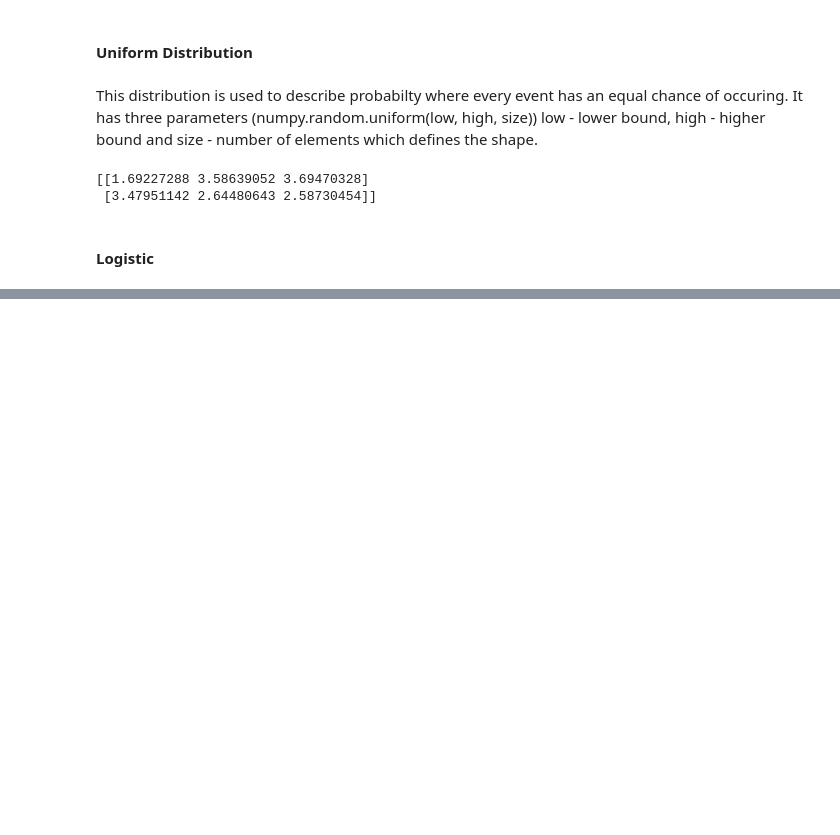
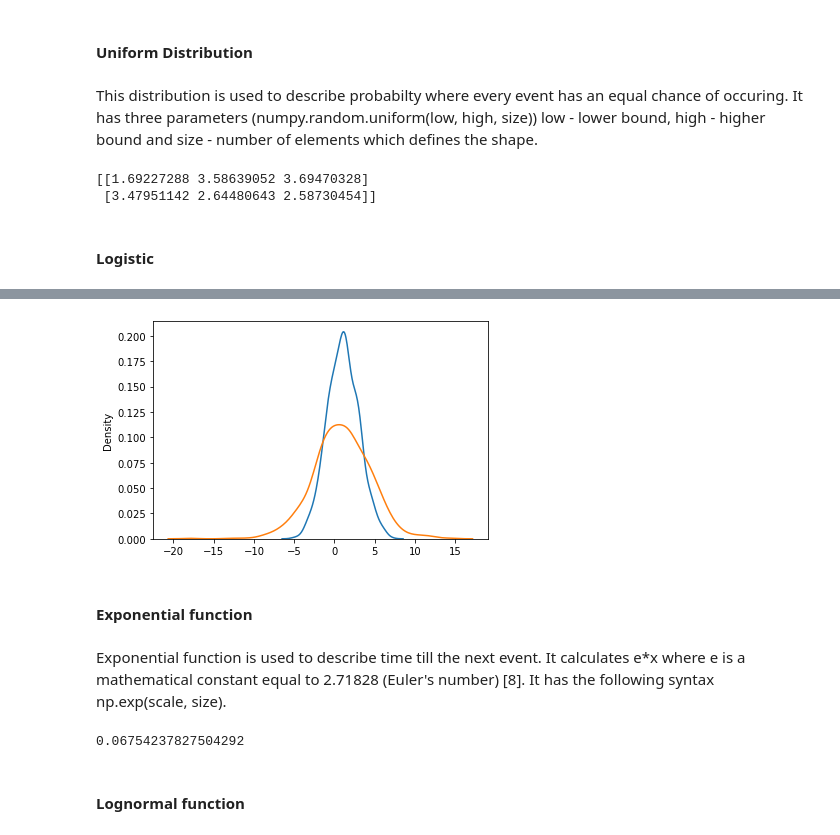
Before and after one commit to nmanley73/Tasks-Programming, a Jupyter notebook: Tasks-Programming.ipynb, the cells around one changed output, grey strips where cells are left out. Drawn from its saved outputs; the diff is of its cells as text; code cells hidden in the pictures; blank space fills up the shorter version.

Commit message:
More distribution functions

```diff
--- a/Tasks-Programming.ipynb
+++ b/Tasks-Programming.ipynb
@@ -182,3 +184,26 @@ x = np.rand
+# %%
+import numpy as np
+import seaborn as sns
+import matplotlib.pyplot as plt
+from numpy.random import default_rng
+
+sns.distplot(random.normal(loc=1, scale=2, size=1000), hist=False, label='normal')
+sns.distplot(random.logistic(loc=1, scale=2, size=1000), hist=False, label='logistic')
+plt.show()
+# %% [output]
+[figure, added]
+# %% [markdown]
+#### Exponential function
+# %% [markdown]
+Exponential function is used to describe time till the next event. It calculates e*x where e is a mathematical constant equal to 2.71828 (Euler's number) [8]. It has the following syntax np.exp(scale, size).
+# %%
+import numpy as np
+x=np.random.exponential(2)
+x
+# %% [output]
+0.06754237827504292
+# %% [markdown]
+#### Lognormal function
 # %% [markdown]
 ### References
 
```
Also changed, not shown: parts of 4 cells of this notebook.
